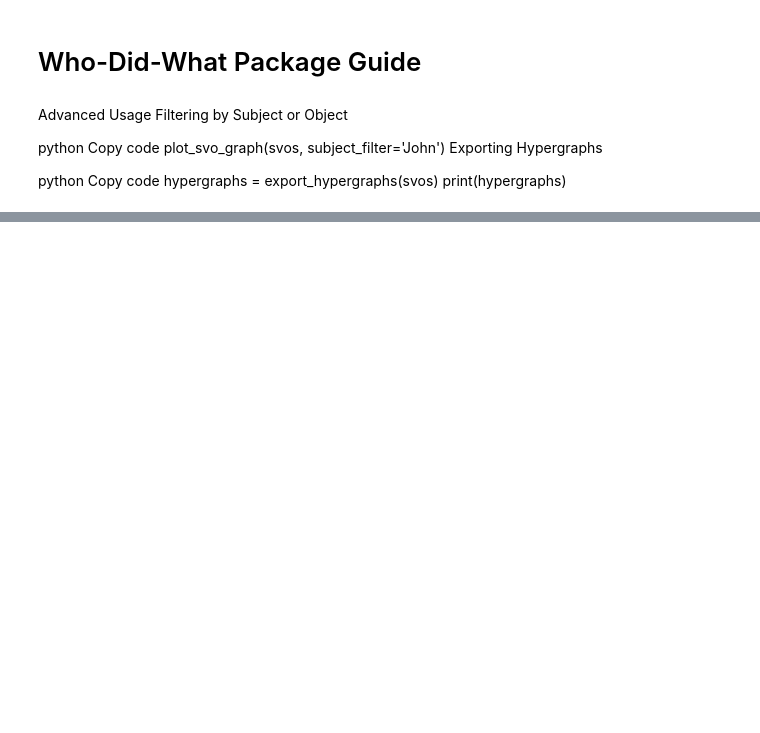
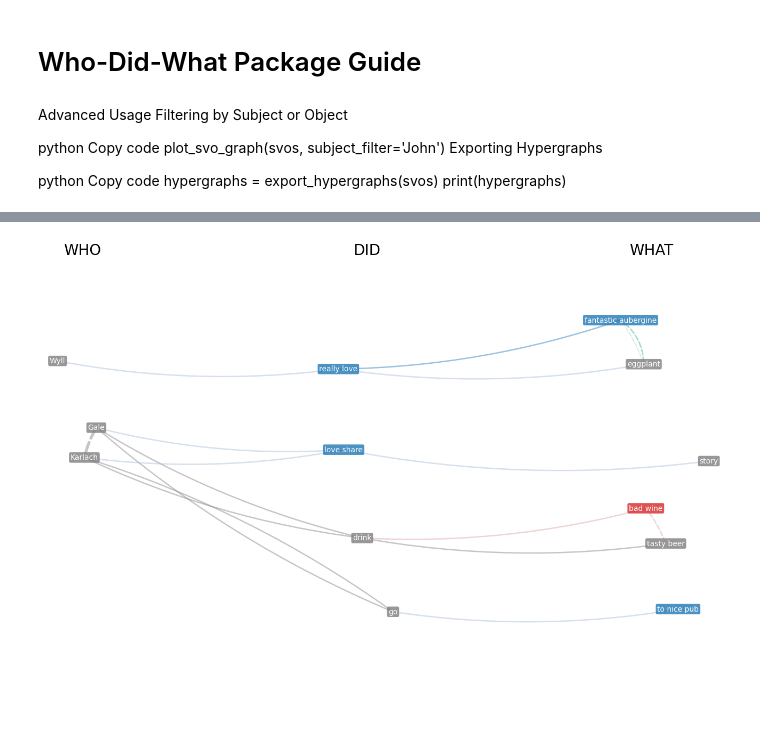
Before and after one commit to RiccardoImprota/Who-Did-What-Networks, a Jupyter notebook: Docs & Guides/Starting Guide.ipynb, the cells around one changed output, grey strips where cells are left out. Saved outputs shown, nothing was run; the diff lists cells and outputs as text; code cells hidden in the pictures; blank space fills up the shorter version.

```diff
--- a/Docs & Guides/Starting Guide.ipynb
+++ b/Docs & Guides/Starting Guide.ipynb
@@ -217,0 +88,3 @@ Copy code
+# %%
+text = """Gale and Karlach go to a nice pub to drink a tasty beer and a bad wine. They love to share stories with each other. Wyll really loves eggplants and fantastic aubergines."""
+svo = wdw.extract_svos_from_text(text)
@@ -217,0 +146,4 @@ Copy code
+# %%
+wdw.plot_svo_graph(svo)
+# %% [output]
+[figure, added]
```
Also changed, not shown: parts of 13 cells of this notebook, 2 other files.
